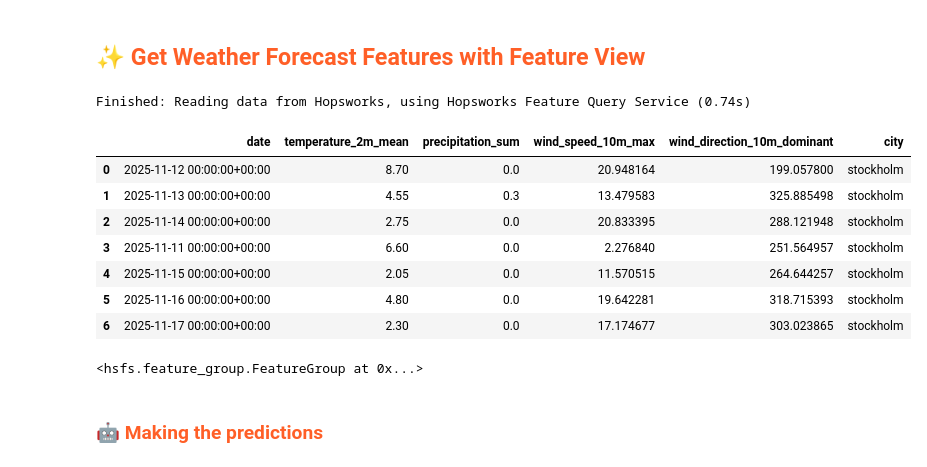
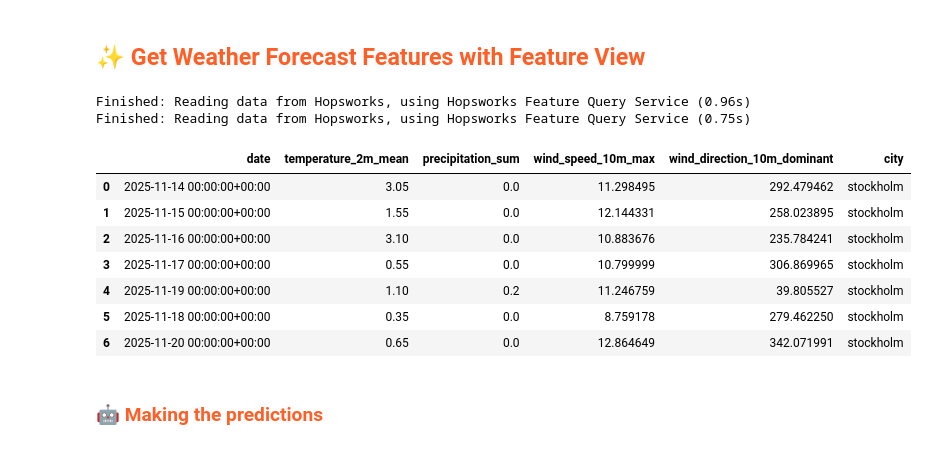
Before and after one commit to WasuWata/mlfs-book, a Jupyter notebook: notebooks/airquality/4_air_quality_batch_inference.ipynb, the cells around one changed output. Drawn from its saved outputs; the diff is of its cells as text; code cells hidden in the pictures.

```diff
--- a/notebooks/airquality/4_air_quality_batch_inference.ipynb
+++ b/notebooks/airquality/4_air_quality_batch_inference.ipynb
@@ -135,23 +138,25 @@ XGBRegressor(base_score='2.4138298E1', booster='gbtree', callbacks=None,
 # %%
 weather_fg = fs.get_feature_group(
     name='weather',
     version=1,
 )
+air_quality_fg = fs.get_feature_group(
+    name='air_quality',
+    version=1,
+)
+air_quality_data = air_quality_fg.read()
 batch_data = weather_fg.filter(weather_fg.date >= today).read()
 batch_data
 # %% [output]
-Finished: Reading data from Hopsworks, using Hopsworks Feature Query Service (0.74s)
+Finished: Reading data from Hopsworks, using Hopsworks Feature Query Service (0.96s)
+Finished: Reading data from Hopsworks, using Hopsworks Feature Query Service (0.75s)
 |  | date | temperature_2m_mean | precipitation_sum | wind_speed_10m_max | wind_direction_10m_dominant | city |
-| 0 | 2025-11-12 00:00:00+00:00 | 8.70 | 0.0 | 20.948164 | 199.057800 | stockholm |
-| 1 | 2025-11-13 00:00:00+00:00 | 4.55 | 0.3 | 13.479583 | 325.885498 | stockholm |
-| 2 | 2025-11-14 00:00:00+00:00 | 2.75 | 0.0 | 20.833395 | 288.121948 | stockholm |
-| 3 | 2025-11-11 00:00:00+00:00 | 6.60 | 0.0 | 2.276840 | 251.564957 | stockholm |
-| 4 | 2025-11-15 00:00:00+00:00 | 2.05 | 0.0 | 11.570515 | 264.644257 | stockholm |
-| 5 | 2025-11-16 00:00:00+00:00 | 4.80 | 0.0 | 19.642281 | 318.715393 | stockholm |
-| 6 | 2025-11-17 00:00:00+00:00 | 2.30 | 0.0 | 17.174677 | 303.023865 | stockholm |
+| 0 | 2025-11-14 00:00:00+00:00 | 3.05 | 0.0 | 11.298495 | 292.479462 | stockholm |
+| 1 | 2025-11-15 00:00:00+00:00 | 1.55 | 0.0 | 12.144331 | 258.023895 | stockholm |
+| 2 | 2025-11-16 00:00:00+00:00 | 3.10 | 0.0 | 10.883676 | 235.784241 | stockholm |
+| 3 | 2025-11-17 00:00:00+00:00 | 0.55 | 0.0 | 10.799999 | 306.869965 | stockholm |
+| 4 | 2025-11-19 00:00:00+00:00 | 1.10 | 0.2 | 11.246759 | 39.805527 | stockholm |
+| 5 | 2025-11-18 00:00:00+00:00 | 0.35 | 0.0 | 8.759178 | 279.462250 | stockholm |
+| 6 | 2025-11-20 00:00:00+00:00 | 0.65 | 0.0 | 12.864649 | 342.071991 | stockholm |
-# %%
-weather_fg
-# %% [output]
-<hsfs.feature_group.FeatureGroup at 0x...>
 # %% [markdown]
 ### <span style="color:#ff5f27;">🤖 Making the predictions</span>
```
Also changed, not shown: parts of 18 cells of this notebook, 4 other files.
